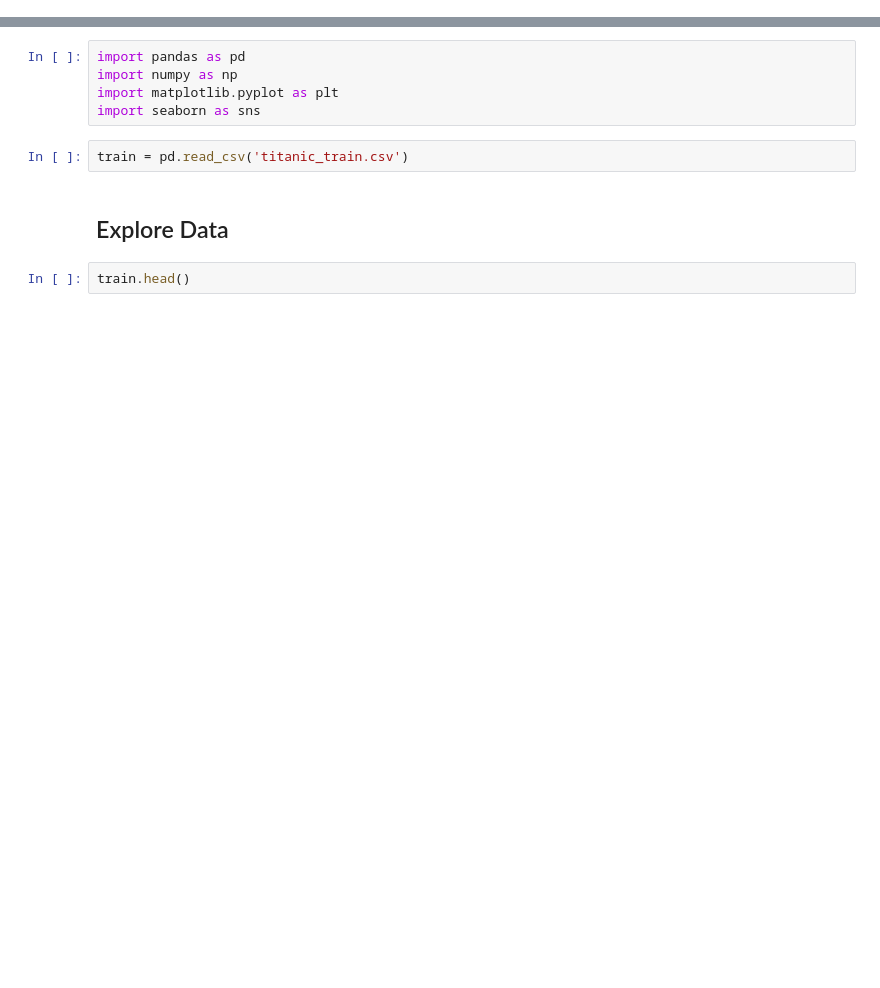
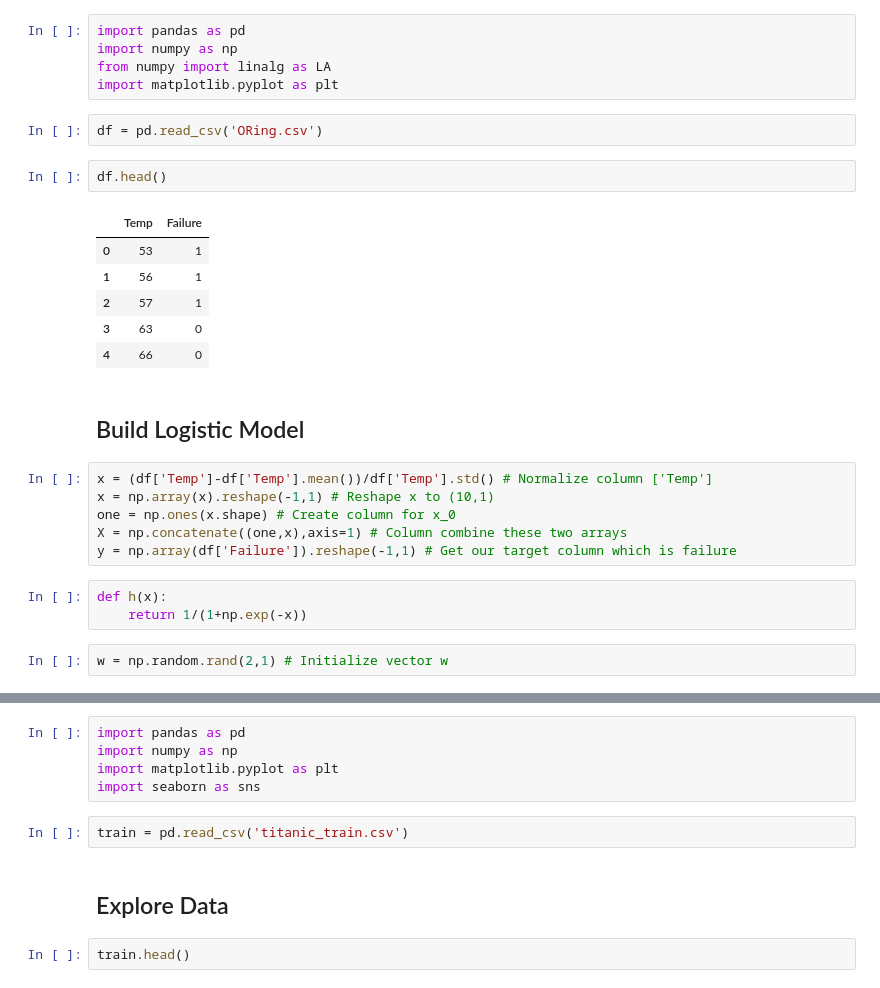
Before and after one commit to d5423197/MachineLearning, a Jupyter notebook: Logistic Regression/Logistic Regression.ipynb, the cells around one changed output, grey strips where cells are left out. Cells and saved outputs as stored; diff of their text form; blank space fills up the shorter version.

```diff
--- a/Logistic Regression/Logistic Regression.ipynb
+++ b/Logistic Regression/Logistic Regression.ipynb
@@ -0,0 +71,29 @@
+# %%
+import pandas as pd
+import numpy as np
+from numpy import linalg as LA
+import matplotlib.pyplot as plt
+# %%
+df = pd.read_csv('ORing.csv')
+# %%
+df.head()
+# %% [output]
+|  | Temp | Failure |
+| 0 | 53 | 1 |
+| 1 | 56 | 1 |
+| 2 | 57 | 1 |
+| 3 | 63 | 0 |
+| 4 | 66 | 0 |
+# %% [markdown]
+## Build Logistic Model
+# %%
+x = (df['Temp']-df['Temp'].mean())/df['Temp'].std() # Normalize column ['Temp']
+x = np.array(x).reshape(-1,1) # Reshape x to (10,1)
+one = np.ones(x.shape) # Create column for x_0
+X = np.concatenate((one,x),axis=1) # Column combine these two arrays
+y = np.array(df['Failure']).reshape(-1,1) # Get our target column which is failure
+# %%
+def h(x):
+    return 1/(1+np.exp(-x))
+# %%
+w = np.random.rand(2,1) # Initialize vector w
```
Also changed, not shown: parts of 14 cells of this notebook, 8 other files.
